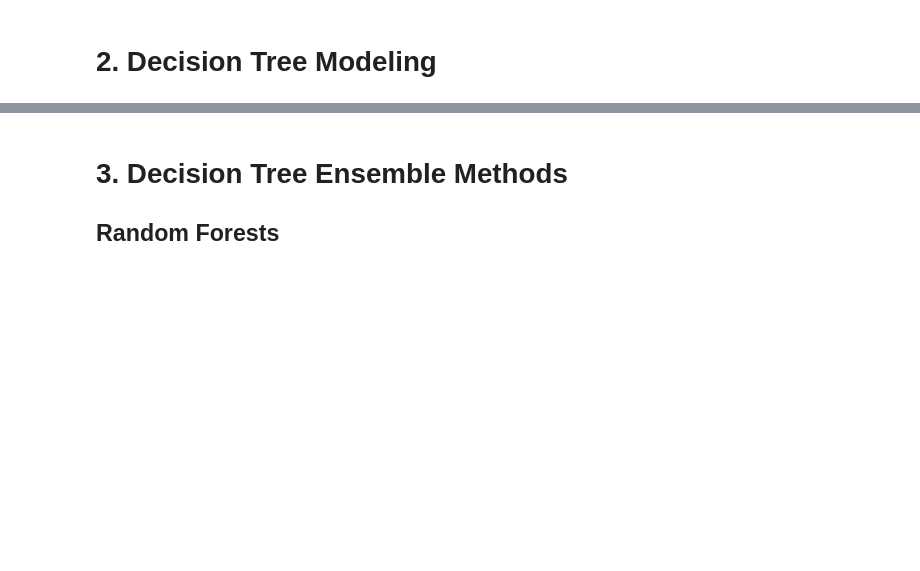
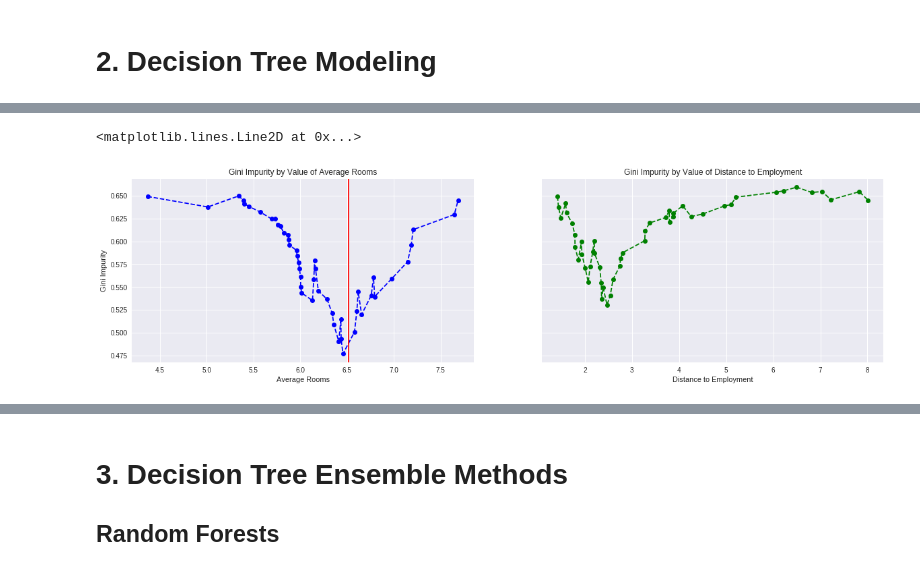
Before and after one commit to EDSDemo/EDSDecisionTrees, a Jupyter notebook: IntroDecisionTrees_EDS.ipynb, the cells around one changed output, grey strips where cells are left out. Saved outputs shown, nothing was run; the diff lists cells and outputs as text; code cells hidden in the pictures; blank space fills up the shorter version.

```diff
--- a/IntroDecisionTrees_EDS.ipynb
+++ b/IntroDecisionTrees_EDS.ipynb
@@ -51,5 +83,5 @@ housing.head(10)
 In order to also utilize the housing data to explore the application of decision trees to classification problems, we will add a categorical target that splits the median value into terciles for use in our decision tree classifiers:
 # %%
 # create categorical version of response variable [0 = lowest, 1 = middle, 2 = high]
-housing['Val_Cat'] = pd.qcut(housing.Median_Val,3,labels = [0,1,2])
+housing['Val_Cat'] = pd.qcut(housing.Median_Val,3,labels = ["Low","Medium","High"])
 housing.head(10)
@@ -120,0 +252,46 @@ display(SVG(tree_plot.pipe(format = 'svg')))
+# %%
+# define function to compute gini impurity
+from collections import Counter
+def compute_gini(resp_var):
+  my_list = [((val * 1.0)/len(resp_var))**2 for val in Counter(resp_var).values()]
+  gini = 1-np.sum(my_list)
+  return gini
+
+
+# define function to compute gini criterion for each possible split point
+def create_gini_cutoffs(ind_var, resp_var):
+  ind_var = list(ind_var)
+  resp_var = list(resp_var)
+  hold_values = []
+  hold_impurity = []
+  unique_vals = sorted(list(set(ind_var)))
+  for a_val in unique_vals:
+    if a_val < np.max(unique_vals):
+      less_than_equal = [i for i, val in enumerate(ind_var) if val <= a_val]
+      greater_than = list(set(list(range(0,50))) - set(less_than_equal))
+      less_equal_resp = [val for i, val in enumerate(resp_var) if i in less_than_equal ]
+      greater_resp = [val for i, val in enumerate(resp_var) if i in greater_than]
+      impurity_less = compute_gini(less_equal_resp)
+      impurity_greater = compute_gini(greater_resp)
+      hold_values.append(a_val)
+      hold_impurity.append(impurity_less * len(less_than_equal)/len(resp_var) + impurity_greater * len(greater_than)/len(resp_var))
+  return hold_values, hold_impurity
+
+ind_vars =['Avg_Rooms', 'Dist_Employ']
+
+vals_room, gini_room = create_gini_cutoffs(housing_train.head(50)['Avg_Rooms'],housing_train.head(50)['Val_Cat'])
+vals_dist, gini_dist = create_gini_cutoffs(housing_train.head(50)['Dist_Employ'],housing_train.head(50)['Val_Cat'])
+# %%
+# plot the gini impurity by splitpoint
+f, (ax1, ax2) = plt.subplots(1, 2, sharey=True, figsize = (20,5))
+ax1.plot(vals_room, gini_room, linestyle="--", marker = 'o', color='b')
+ax1.set_title("Gini Impurity by Value of Average Rooms")
+ax1.set_xlabel("Average Rooms")
+ax1.set_ylabel("Gini Impurity")
+ax2.plot(vals_dist,gini_dist, linestyle="--", marker = 'o', color='g')
+ax2.set_title("Gini Impurity by Value of Distance to Employment")
+ax2.set_xlabel("Distance to Employment")
+ax1.axvline(x=6.517, color = 'red')
+# %% [output]
+<matplotlib.lines.Line2D at 0x...>
+[figure, added]
```
Also changed, not shown: parts of 56 cells of this notebook.
